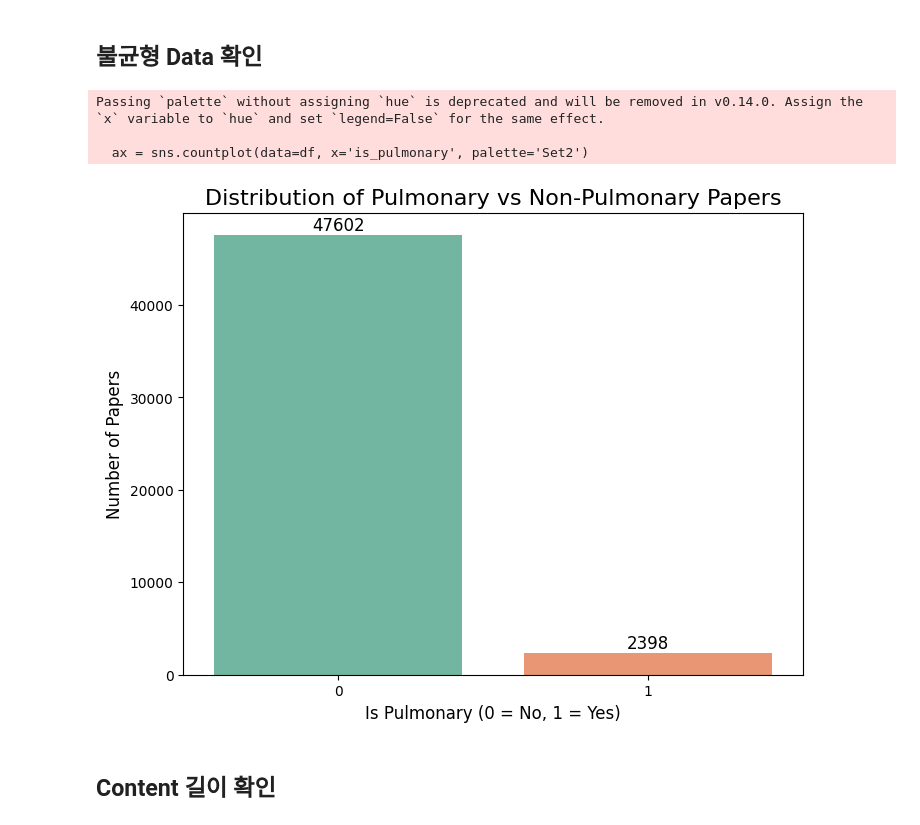
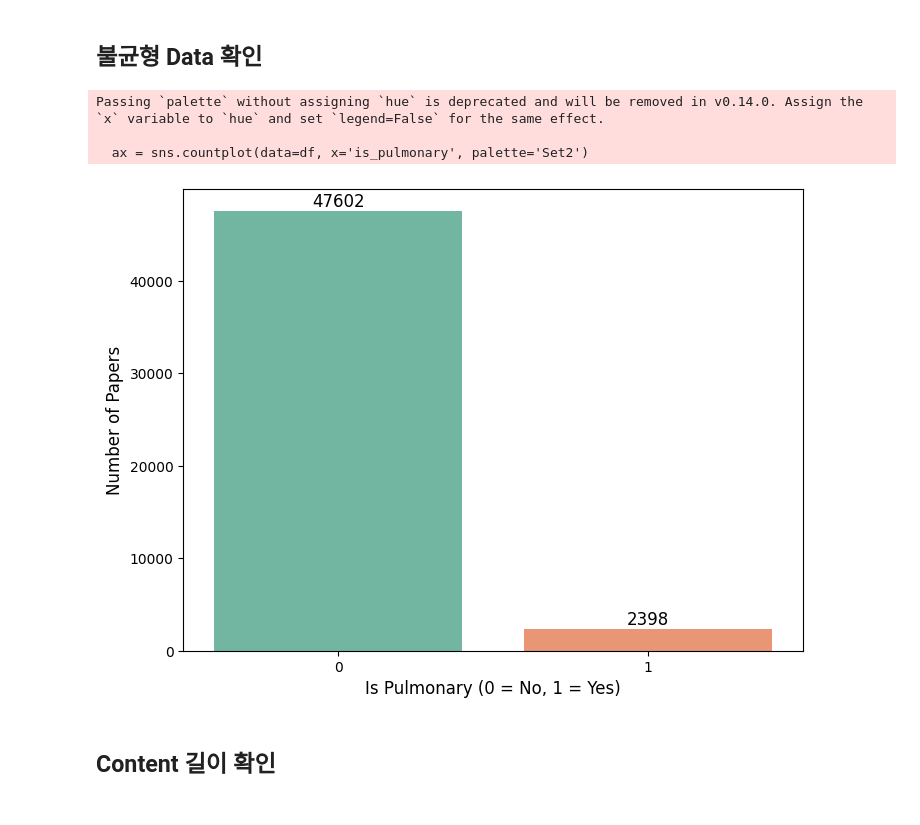
Before and after one commit to Junghokim1031/Week-3-Project-Deep-Learning, a Jupyter notebook: data.ipynb, the cells around one changed output. Cells and saved outputs as stored; diff of their text form; code cells hidden in the pictures.

```diff
--- a/data.ipynb
+++ b/data.ipynb
@@ -68,7 +68,7 @@ from lime.lime_text import LimeTextExplainer
 # %% [markdown]
 ## Import Data
 # %%
-df = pd.read_csv('PubMed.csv').copy()
+df = pd.read_csv('./dataset/PubMed.csv').copy()
 # %%
 def set_seeds(seed=42):
     os.environ['PYTHONHASHSEED'] = str(seed)
@@ -163,27 +161,27 @@ print(f"남은 컬럼: {df.columns.tolist()}")
 # %%
 # [GOOD EDA REASON]: This visually confirms the severe class imbalance.
 # 딥러닝 모델이 다수 클래스(0)로 편향되는 것을 방지하기 위해 데이터의 불균형 정도를 시각적으로 확인합니다.
 # 이 그래프를 통해 앞서 계산한 class_weight 가중치가 왜 필수적인지 증명할 수 있습니다.
 
 plt.figure(figsize=(8, 6))
 ax = sns.countplot(data=df, x='is_pulmonary', palette='Set2')
 
-plt.title('Distribution of Pulmonary vs Non-Pulmonary Papers', fontsize=16)
+#plt.title('Distribution of Pulmonary vs Non-Pulmonary Papers', fontsize=16)
 plt.xlabel('Is Pulmonary (0 = No, 1 = Yes)', fontsize=12)
 plt.ylabel('Number of Papers', fontsize=12)
 
 # 막대 위에 정확한 수치 표시 (Annotate exact counts on bars)
 for p in ax.patches:
     ax.annotate(f'{int(p.get_height())}',
                 (p.get_x() + p.get_width() / 2., p.get_height()),
                 ha='center', va='bottom', fontsize=12)
 
 plt.show()
 # %% [output]
 Passing `palette` without assigning `hue` is deprecated and will be removed in v0.14.0. Assign the `x` variable to `hue` and set `legend=False` for the same effect.
 
   ax = sns.countplot(data=df, x='is_pulmonary', palette='Set2')
-[figure, old version]
+[figure, new version]
 # %% [markdown]
 ## Content 길이 확인
 # %%
```
Also changed, not shown: parts of 15 cells of this notebook, 17 other files.
